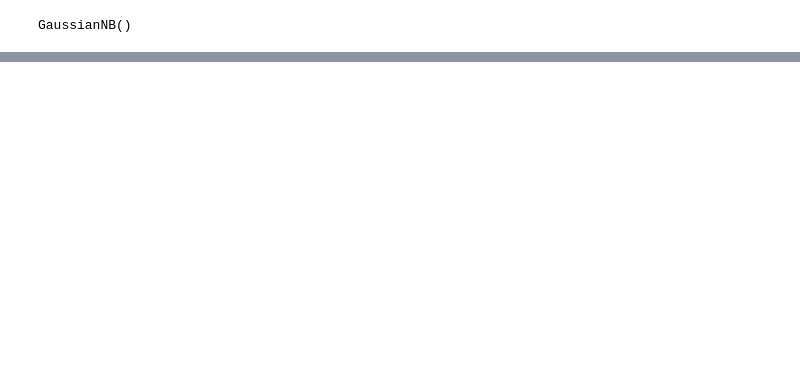
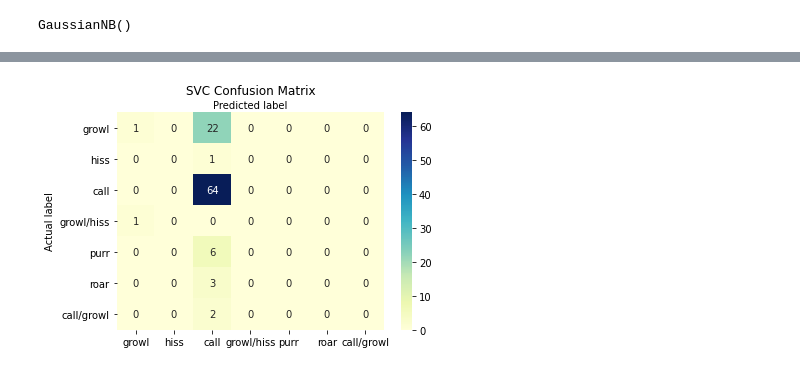
Before and after one commit to kexantus/felidetect, a Jupyter notebook: Feature Cleaning and First Models.ipynb, the cells around one changed output, grey strips where cells are left out. Saved outputs shown, nothing was run; the diff lists cells and outputs as text; code cells hidden in the pictures; blank space fills up the shorter version.

```diff
--- a/Feature Cleaning and First Models.ipynb
+++ b/Feature Cleaning and First Models.ipynb
@@ -148,0 +165,2 @@ array(['purr', 'call/growl', 'purr', 'call', 'roar', 'growl', 'call',
+# %%
+clf_svc = SVC()
@@ -148,0 +171,2 @@ array(['purr', 'call/growl', 'purr', 'call', 'roar', 'growl', 'call',
+# %%
+y_pred_svc=clf_svc.predict(x_test)
@@ -148,0 +203,12 @@ array(['purr', 'call/growl', 'purr', 'call', 'roar', 'growl', 'call',
+# %%
+cnf = confusion_matrix(y_test, y_pred_svc)
+fig, ax = plt.subplots()
+tick_marks = np.arange(len(names))
+sns.heatmap(cnf, annot = True, xticklabels = names, cmap= "YlGnBu", yticklabels = names)
+ax.xaxis.set_label_position('top')
+plt.title('SVC Confusion Matrix')
+plt.ylabel('Actual label')
+plt.xlabel('Predicted label')
+plt.show()
+# %% [output]
+[figure, added]
```
Also changed, not shown: parts of 15 cells of this notebook.
